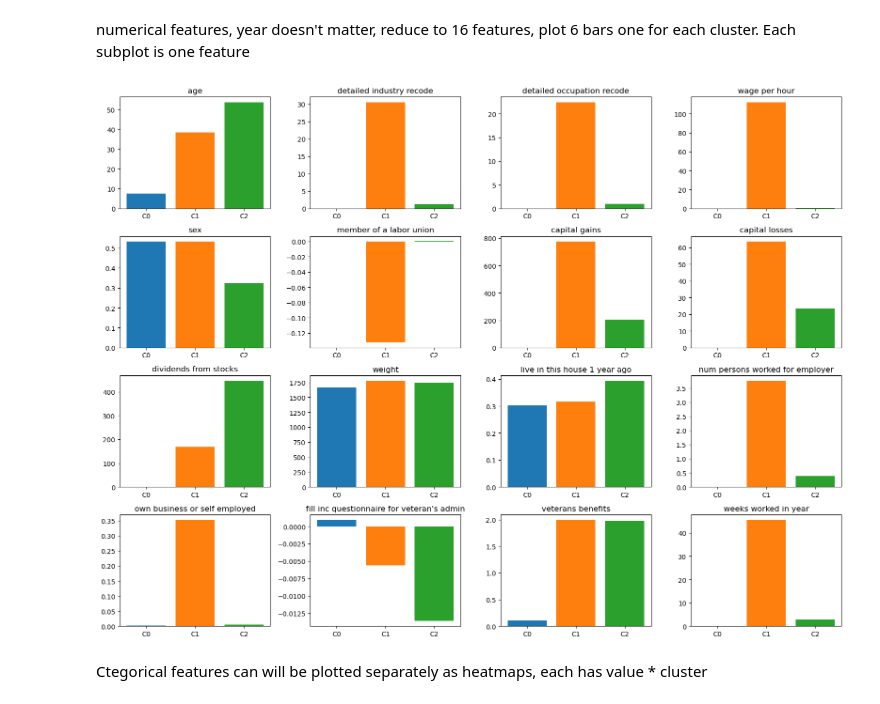
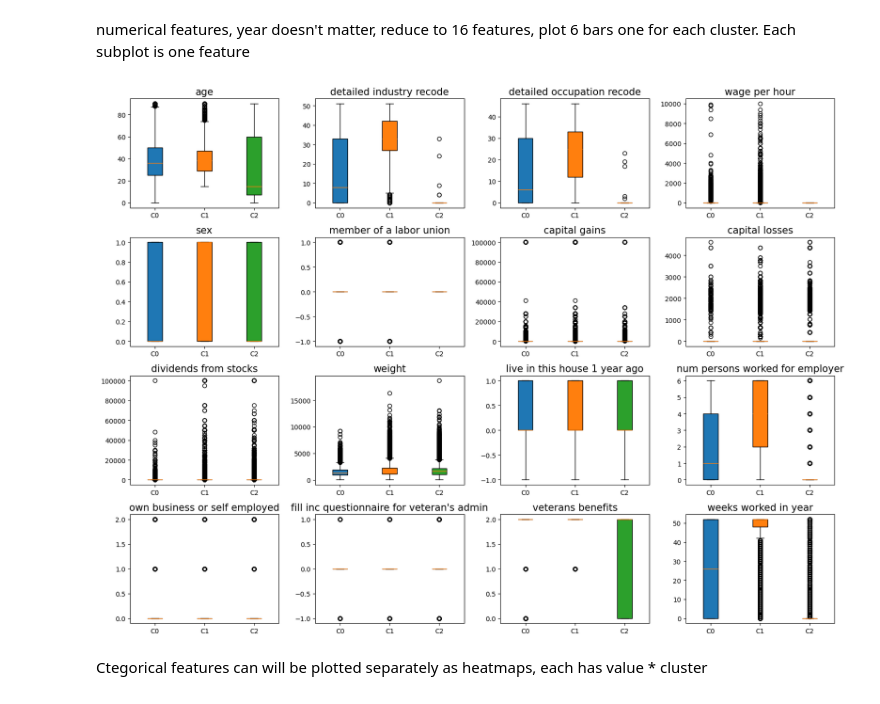
Before and after one commit to yang3410/Chase-take-home-project, a Jupyter notebook: Clustering.ipynb, the cells around one changed output. Drawn from its saved outputs; the diff is of its cells as text; code cells hidden in the pictures.

```diff
--- a/Clustering.ipynb
+++ b/Clustering.ipynb
@@ -165,39 +126,30 @@ Name: count, dtype: int64
 # %% [markdown]
 numerical features, year doesn't matter, reduce to 16 features, plot 6 bars one for each cluster.
 Each subplot is one feature
-# %%
-import matplotlib.pyplot as plt
-import numpy as np
-
-features = numerical_summary.drop(columns=['year']).columns
-n_clusters = numerical_summary.shape[0]
-
-# choose colors for each cluster (length = n_clusters)
-colors = ['#1f77b4', '#ff7f0e', '#2ca02c', '#d62728', '#9467bd', '#8c564b']  # up to 6 clusters
-
-fig, axes = plt.subplots(4, 4, figsize=(16,12))
-axes = axes.flatten()
-
-x = np.arange(n_clusters)
-
-for i, feature in enumerate(features):
-    ax = axes[i]
-
-    vals = numerical_summary[feature]
-
-    # assign color to each bar
-    bar_colors = colors[:n_clusters]
-
-    ax.bar(x, vals, color=bar_colors)
-
-    ax.set_title(feature)
-    ax.set_xticks(x)
-    ax.set_xticklabels([f"C{c}" for c in range(n_clusters)])
-
-plt.tight_layout()
-plt.show()
-# %% [output]
-[figure, removed]
+# %%
+features = numerical_summary.drop(columns=['year']).columns
+n_clusters = len(np.unique(clusters))
+
+colors = ['#1f77b4', '#ff7f0e', '#2ca02c', '#d62728', '#9467bd', '#8c564b']
+
+fig, axes = plt.subplots(4, 4, figsize=(16,12))
+axes = axes.flatten()
+
+for i, feature in enumerate(features):
+    ax = axes[i]
+    data_per_cluster = [X[feature][clusters == c] for c in range(n_clusters)]
+    bp = ax.boxplot(data_per_cluster, patch_artist=True)
+    for patch, color in zip(bp['boxes'], colors[:n_clusters]):
+        patch.set_facecolor(color)
+
+    ax.set_title(feature, fontsize=15)
+    ax.set_xticks(np.arange(1, n_clusters+1))
+    ax.set_xticklabels([f"C{c}" for c in range(n_clusters)])
+
+plt.tight_layout()
+plt.show()
+# %% [output]
+[figure, added]
 # %% [markdown]
 Ctegorical features can will be plotted separately as heatmaps, each has value * cluster
 # %%
```
Also changed, not shown: parts of 22 cells of this notebook, 9 other files.
